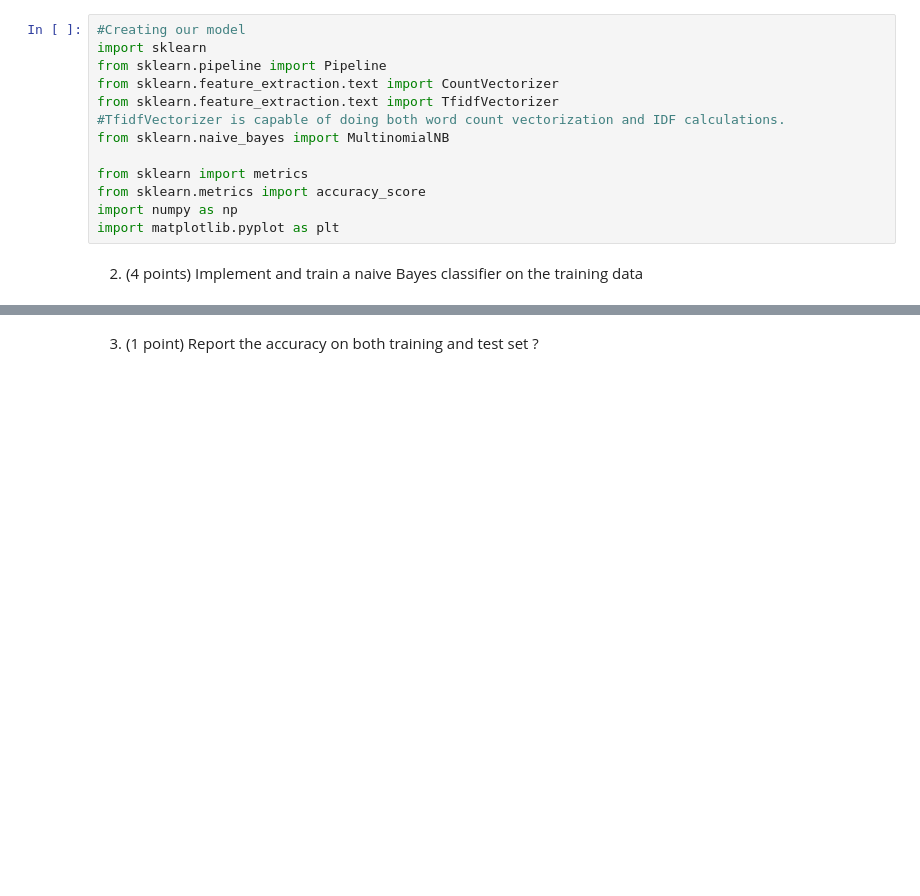
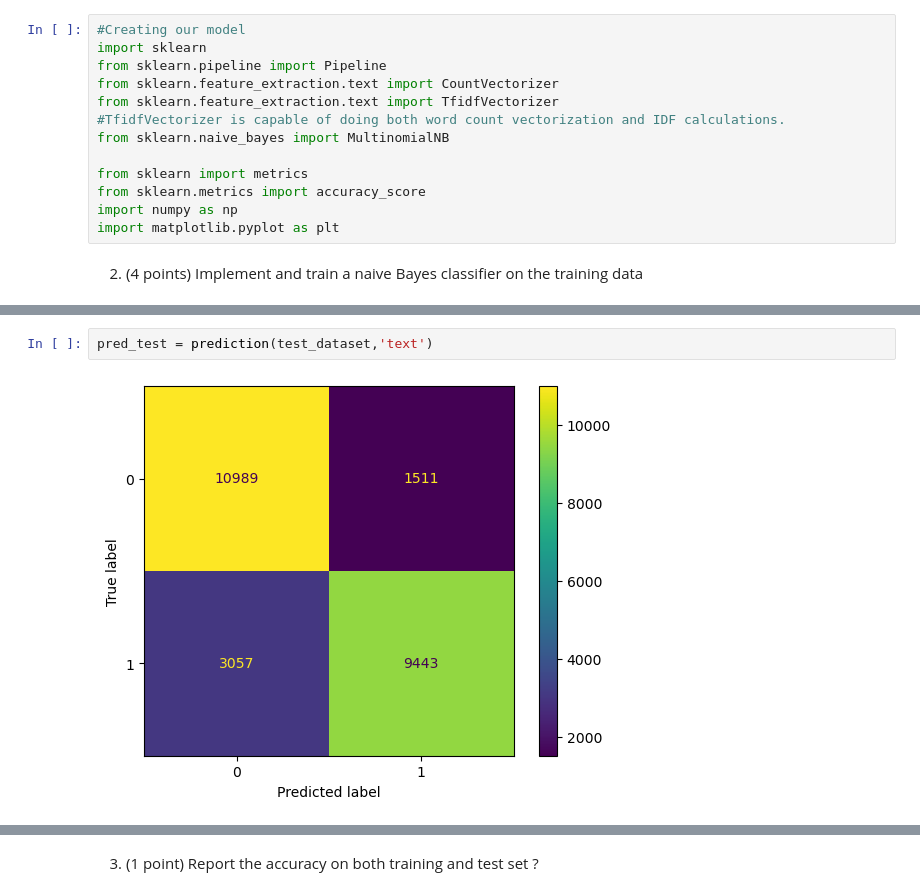
Before and after one commit to Sombre0mbre/NLP1, a Jupyter notebook: 02/data_import.ipynb, the cells around one changed output, grey strips where cells are left out. Cells and saved outputs as stored; diff of their text form; blank space fills up the shorter version.

```diff
--- a/02/data_import.ipynb
+++ b/02/data_import.ipynb
@@ -108 +121,5 @@ prediction(test_dataset,'text')
+# %%
+pred_test = prediction(test_dataset,'text')
+# %% [output]
+[figure, added]
 # %%
```
Also changed, not shown: parts of 37 cells of this notebook.
